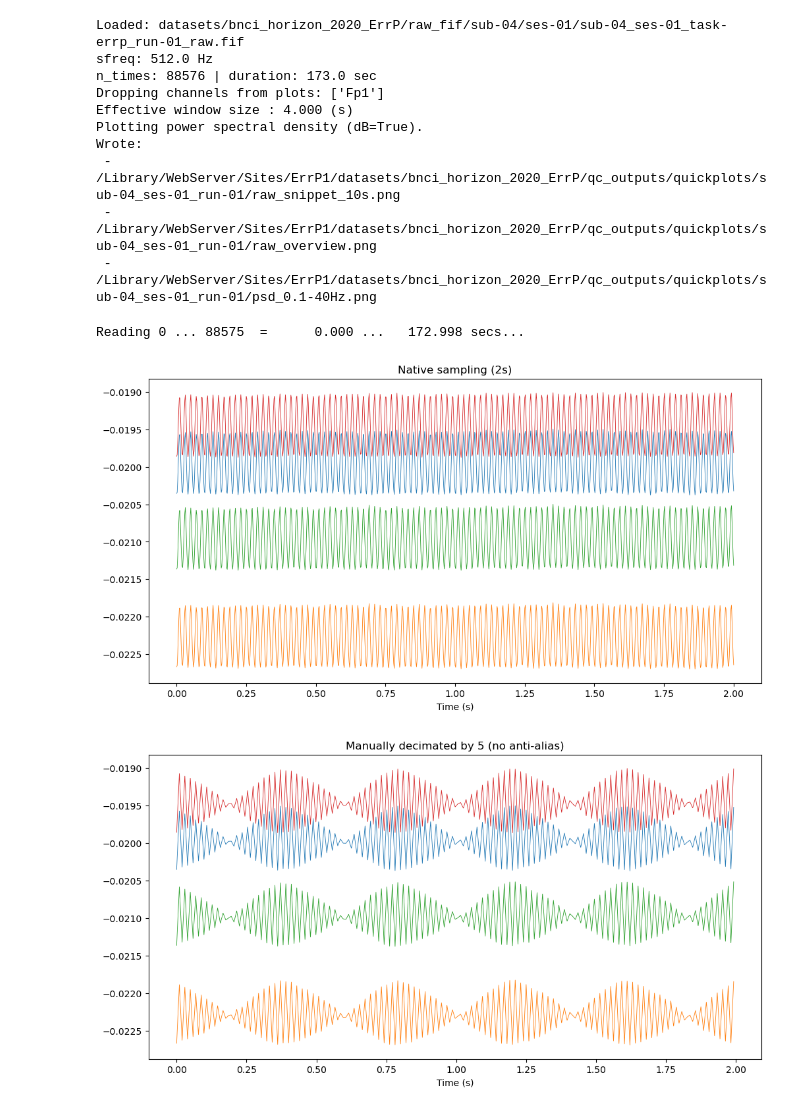
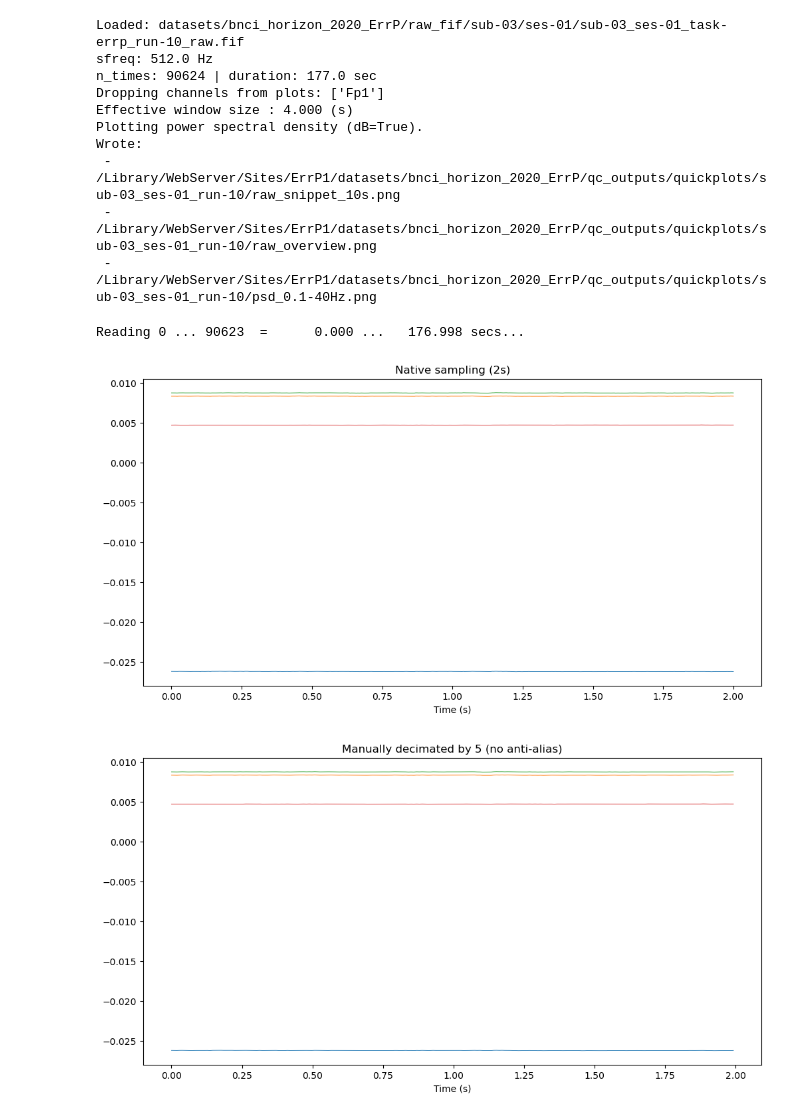
Before and after one commit to cgenevier/CSCI5900-EEG-Classification, a Jupyter notebook: test.ipynb, the cells around one changed output. Cells and saved outputs as stored; diff of their text form; code cells hidden in the pictures.

```diff
--- a/test.ipynb
+++ b/test.ipynb
@@ -14,10 +14,10 @@ import matplotlib.pyplot as plt
 
 
 FIF_PATH = Path(
-    "datasets/bnci_horizon_2020_ErrP/raw_fif/sub-04/ses-01/sub-04_ses-01_task-errp_run-01_raw.fif"
+    "datasets/bnci_horizon_2020_ErrP/raw_fif/sub-03/ses-01/sub-03_ses-01_task-errp_run-10_raw.fif"
 )
 
-OUT_DIR = Path("datasets/bnci_horizon_2020_ErrP/qc_outputs/quickplots/sub-04_ses-01_run-01")
+OUT_DIR = Path("datasets/bnci_horizon_2020_ErrP/qc_outputs/quickplots/sub-03_ses-01_run-10")
 OUT_DIR.mkdir(parents=True, exist_ok=True)
 
 # Plot knobs
@@ -147,56 +147,56 @@ def main() -> None:
 if __name__ == "__main__":
     main()
 # %% [output]
-Loaded: datasets/bnci_horizon_2020_ErrP/raw_fif/sub-04/ses-01/sub-04_ses-01_task-errp_run-01_raw.fif
+Loaded: datasets/bnci_horizon_2020_ErrP/raw_fif/sub-03/ses-01/sub-03_ses-01_task-errp_run-10_raw.fif
 sfreq: 512.0 Hz
-n_times: 88576 | duration: 173.0 sec
+n_times: 90624 | duration: 177.0 sec
 Dropping channels from plots: ['Fp1']
 Effective window size : 4.000 (s)
 Plotting power spectral density (dB=True).
 Wrote:
- - /Library/WebServer/Sites/ErrP1/datasets/bnci_horizon_2020_ErrP/qc_outputs/quickplots/sub-04_ses-01_run-01/raw_snippet_10s.png
- - /Library/WebServer/Sites/ErrP1/datasets/bnci_horizon_2020_ErrP/qc_outputs/quickplots/sub-04_ses-01_run-01/raw_overview.png
- - /Library/WebServer/Sites/ErrP1/datasets/bnci_horizon_2020_ErrP/qc_outputs/quickplots/sub-04_ses-01_run-01/psd_0.1-40Hz.png
+ - /Library/WebServer/Sites/ErrP1/datasets/bnci_horizon_2020_ErrP/qc_outputs/quickplots/sub-03_ses-01_run-10/raw_snippet_10s.png
+ - /Library/WebServer/Sites/ErrP1/datasets/bnci_horizon_2020_ErrP/qc_outputs/quickplots/sub-03_ses-01_run-10/raw_overview.png
+ - /Library/WebServer/Sites/ErrP1/datasets/bnci_horizon_2020_ErrP/qc_outputs/quickplots/sub-03_ses-01_run-10/psd_0.1-40Hz.png
 # %%
 import mne
 import numpy as np
 import matplotlib.pyplot as plt
 
-fif = "datasets/bnci_horizon_2020_ErrP/raw_fif/sub-04/ses-01/sub-04_ses-01_task-errp_run-01_raw.fif"
+fif = "datasets/bnci_horizon_2020_ErrP/raw_fif/sub-03/ses-01/sub-03_ses-01_task-errp_run-10_raw.fif"
 raw = mne.io.read_raw_fif(fif, preload=False, verbose="ERROR")
 
 chs = ["AF7", "F1", "FCz", "Pz"]  # swap in channels that look stripy
 raw2 = raw.copy().pick(chs).load_data().crop(tmin=10, tmax=12)  # 2s window
 
 sfreq = raw2.info["sfreq"]
 x = raw2.get_data()  # shape (n_ch, n_t)
 t = raw2.times
 
 # emulate your overview decimation factor
 max_points = 20000
 n_times_full = raw.n_times
 decim = int(np.ceil(n_times_full / max_points)) if n_times_full > max_points else 1
 
 x_dec = x[:, ::decim]
 t_dec = t[::decim]
 
 plt.figure(figsize=(12, 6))
 for i, ch in enumerate(chs):
     plt.plot(t, x[i] + i*0.001, linewidth=0.6)      # offset for visibility
 plt.title("Native sampling (2s)")
 plt.xlabel("Time (s)")
 plt.show()
 
 plt.figure(figsize=(12, 6))
 for i, ch in enumerate(chs):
     plt.plot(t_dec, x_dec[i] + i*0.001, linewidth=0.6)
 plt.title(f"Manually decimated by {decim} (no anti-alias)")
 plt.xlabel("Time (s)")
 plt.show()
 # %% [output]
-Reading 0 ... 88575  =      0.000 ...   172.998 secs...
+Reading 0 ... 90623  =      0.000 ...   176.998 secs...
-[figure, old version]
+[figure, new version]
-[figure, old version]
+[figure, new version]
 # %%
 from pathlib import Path
 import numpy as np
```
Also changed, not shown: parts of 2 cells of this notebook, 3 other files.
